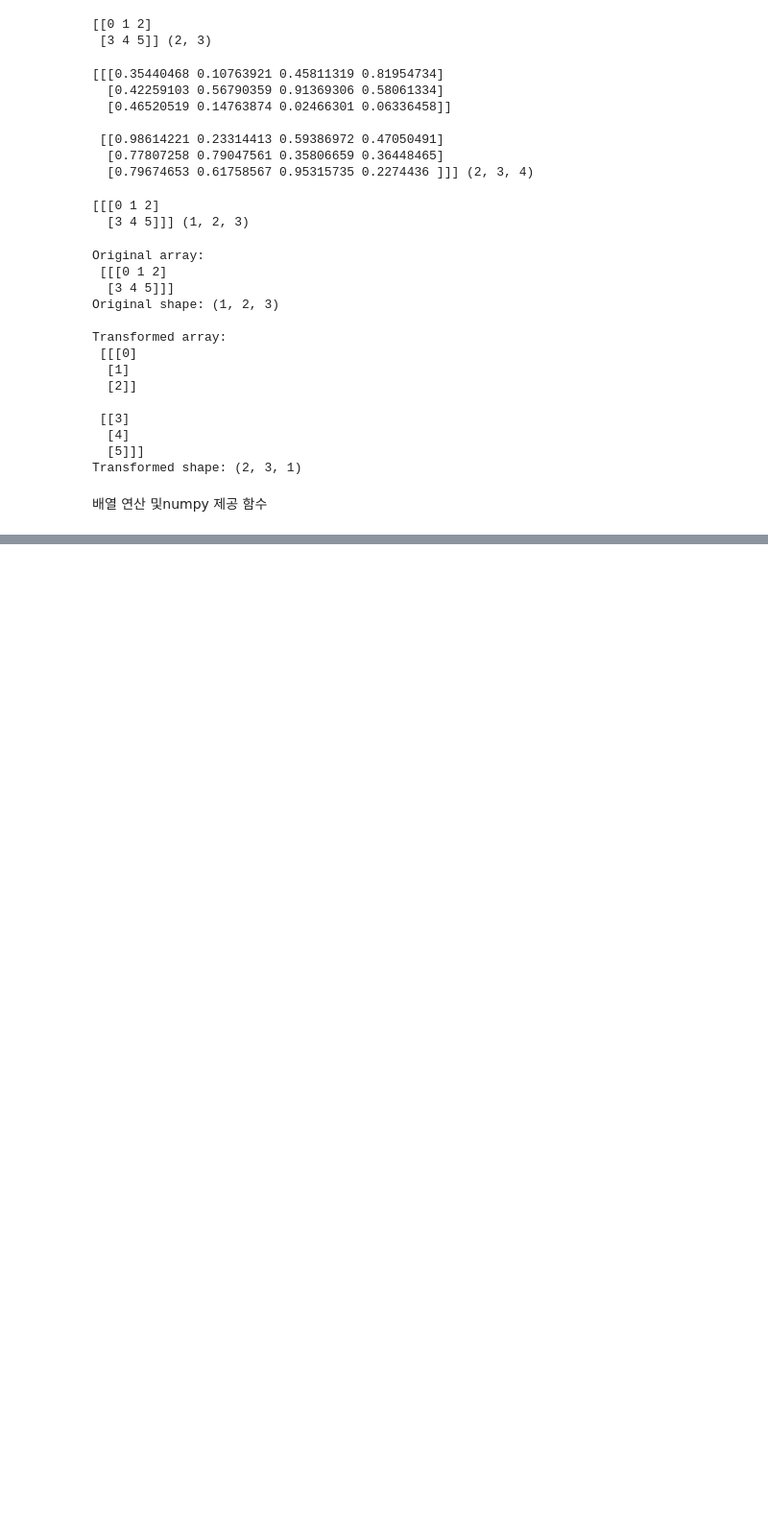
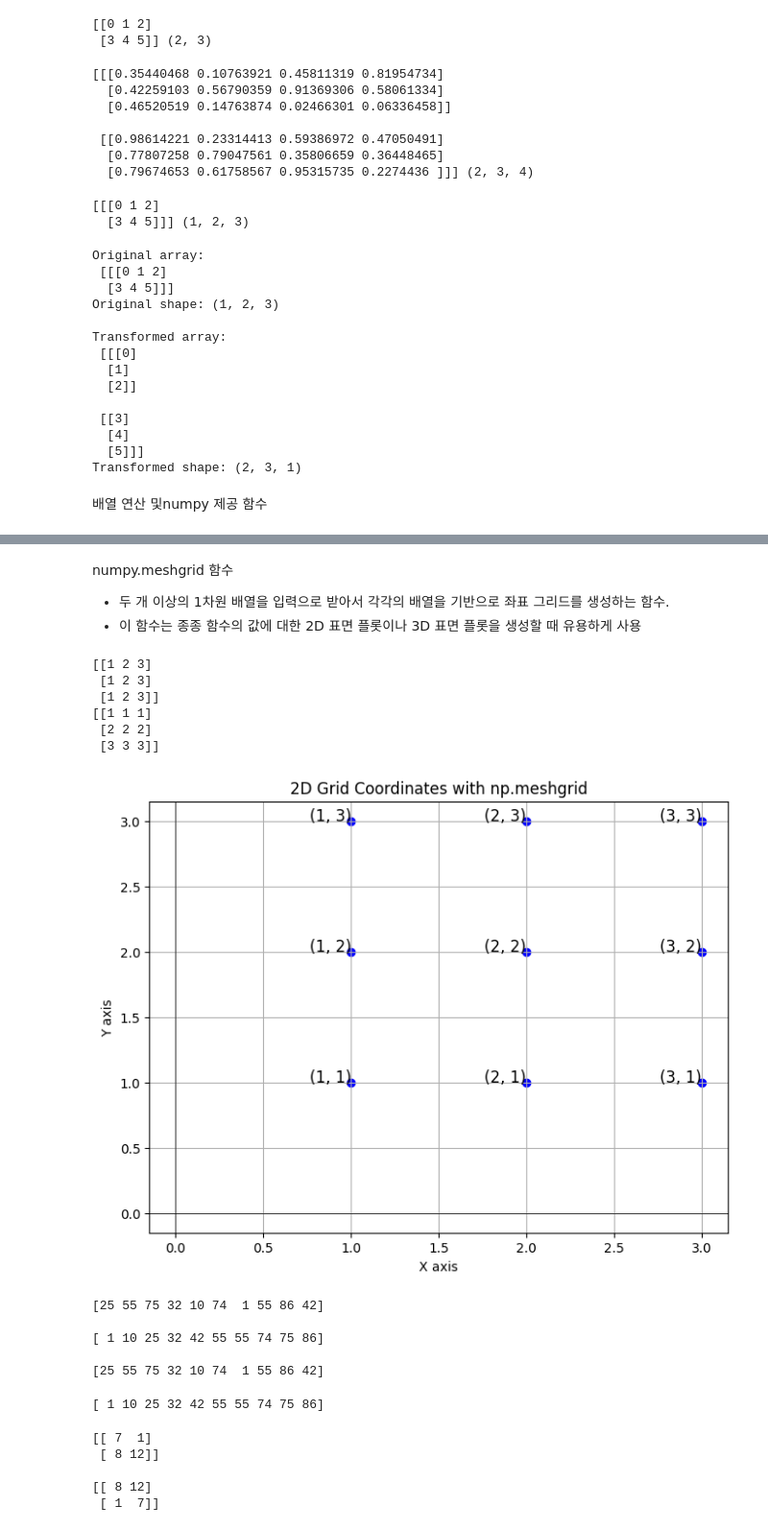
Before and after one commit to windyday0622/windyday, a Jupyter notebook: m3_분석 라이브러리/ numpy.ipynb, the cells around one changed output, grey strips where cells are left out. Shown at 96% size. Drawn from its saved outputs; the diff is of its cells as text; code cells hidden in the pictures; blank space fills up the shorter version.

```diff
--- a/m3_분석 라이브러리/ numpy.ipynb
+++ b/m3_분석 라이브러리/ numpy.ipynb
@@ -1724,0 +1837,75 @@ Transformed shape: (2, 3, 1)
+# %% [markdown]
+numpy.meshgrid 함수
+- 두 개 이상의 1차원 배열을 입력으로 받아서 각각의 배열을 기반으로 좌표 그리드를 생성하는 함수.
+- 이 함수는 종종 함수의 값에 대한 2D 표면 플롯이나 3D 표면 플롯을 생성할 때 유용하게 사용
+# %%
+# meshgrid 함수
+# 두개의 1차원 배열을 받아서 가능한 모든 (x,y )짝을 만들 수 있는 2차원 배열 2개 반환
+x = np.arange(1,4)
+y = np.arange(1,4)
+xs, ys = np.meshgrid(x,y)
+print(xs)
+print(ys)
+# %% [output]
+[[1 2 3]
+ [1 2 3]
+ [1 2 3]]
+[[1 1 1]
+ [2 2 2]
+ [3 3 3]]
+# %%
+import matplotlib.pyplot as plt
+
+# 1차원 배열 생성
+x = np.arange(1, 4)
+y = np.arange(1, 4)
+
+# 2D 그리드 생성
+xs, ys = np.meshgrid(x, y)
+
+# 좌표 그리기
+plt.figure(figsize=(8, 6))
+plt.scatter(xs, ys, color='blue')
+for i in range(len(x)):
+    for j in range(len(y)):
+        plt.text(xs[i, j], ys[i, j], f'({xs[i, j]}, {ys[i, j]})', fontsize=12, ha='right')
+
+plt.title('2D Grid Coordinates with np.meshgrid')
+plt.xlabel('X axis')
+plt.ylabel('Y axis')
+plt.grid(True)
+plt.axhline(0, color='black', linewidth=0.5)
+plt.axvline(0, color='black', linewidth=0.5)
+plt.show()
+# %% [output]
+[figure, added]
+# %%
+# np.sort() : 복사본을 반환
+arr = np.random.randint(1,100,size=10)
+print(arr, '\n')
+print(np.sort(arr),'\n')
+print(arr)
+# %% [output]
+[25 55 75 32 10 74  1 55 86 42]
+
+[ 1 10 25 32 42 55 55 74 75 86]
+
+[25 55 75 32 10 74  1 55 86 42]
+# %%
+sorted = np.sort(arr)
+print(sorted)
+# %% [output]
+[ 1 10 25 32 42 55 55 74 75 86]
+# %%
+# 행렬이 2차원 이상일 경우 axis 축 값 설정을 통해 로우 방향, 칼럼방향으로 정렬 수행
+array2d = np.array([[8,12], [7,1]])
+sort_array2d_axis0 = np.sort(array2d,axis=0)
+print(sort_array2d_axis0, '\n')
+sort_array2d_axis1 = np.sort(array2d,axis=1)
+print(sort_array2d_axis1)
+# %% [output]
+[[ 7  1]
+ [ 8 12]]
+
+[[ 8 12]
+ [ 1  7]]
```
Also changed, not shown: parts of 12 cells of this notebook.
